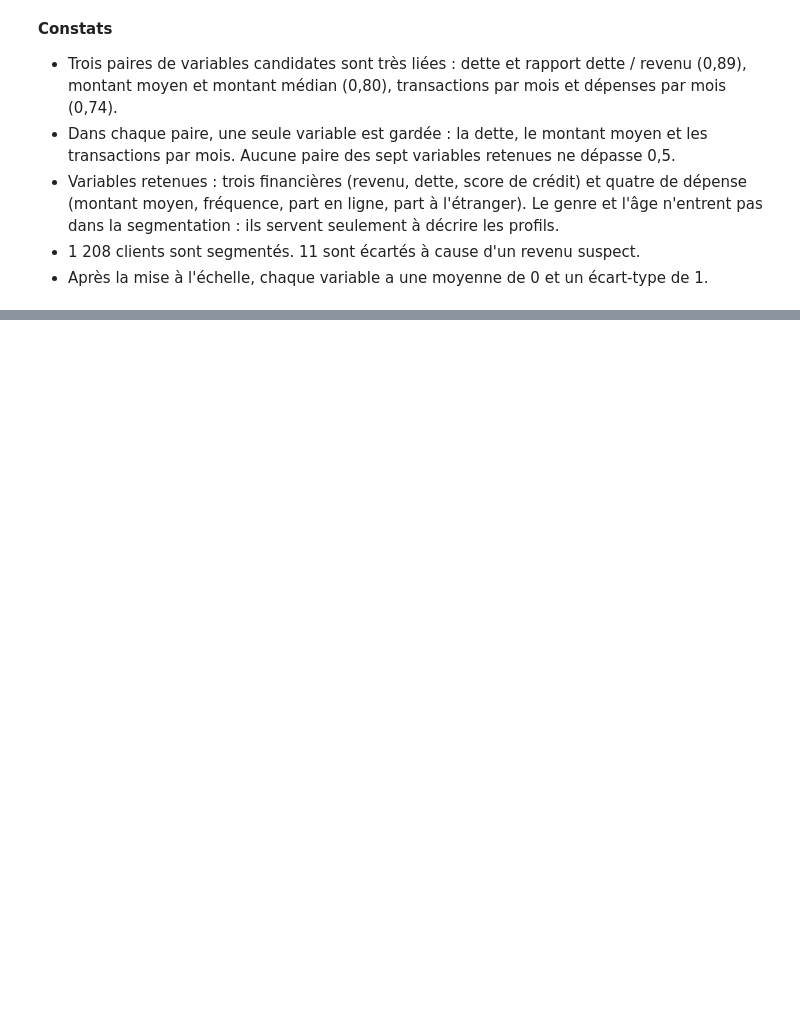
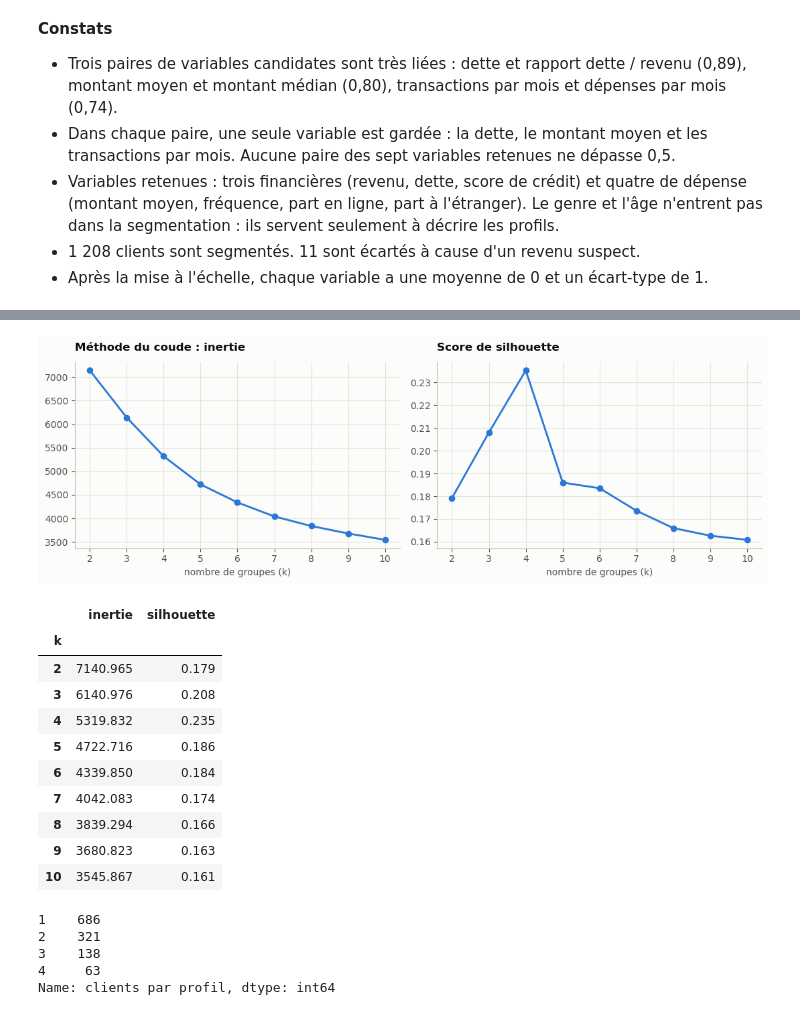
Before and after one commit to gorfanalyst-hue/projet5-fraude-bancaire, a Jupyter notebook: notebooks/05_profils_clients.ipynb, the cells around one changed output, grey strips where cells are left out. Cells and saved outputs as stored; diff of their text form; code cells hidden in the pictures; blank space fills up the shorter version.

Commit message:
P5-04: segmenter les clients avec K-means

```diff
--- a/notebooks/05_profils_clients.ipynb
+++ b/notebooks/05_profils_clients.ipynb
@@ -184,0 +191,38 @@ Variables retenues : ['yearly_income', 'total_debt', 'credit_score', 'mean_purch
+# %%
+scan = scan_kmeans(x)
+fig, axes = plt.subplots(1, 2, figsize=(11, 3.8))
+axes[0].plot(scan.index, scan["inertie"], marker="o", color=BLUE)
+axes[0].set_title("Méthode du coude : inertie")
+axes[1].plot(scan.index, scan["silhouette"], marker="o", color=BLUE)
+axes[1].set_title("Score de silhouette")
+for ax in axes:
+    ax.set_xlabel("nombre de groupes (k)")
+    ax.set_xticks(scan.index)
+fig.tight_layout()
+save_figure(fig, "P5-04_choix_nombre_groupes")
+plt.show()
+scan.round(3)
+# %% [output]
+[figure, added]
+|  | inertie | silhouette |
+| k |  |  |
+| 2 | 7140.965 | 0.179 |
+| 3 | 6140.976 | 0.208 |
+| 4 | 5319.832 | 0.235 |
+| 5 | 4722.716 | 0.186 |
+| 6 | 4339.850 | 0.184 |
+| 7 | 4042.083 | 0.174 |
+| 8 | 3839.294 | 0.166 |
+| 9 | 3680.823 | 0.163 |
+| 10 | 3545.867 | 0.161 |
+# %%
+# Choix justifié dans les constats ci-dessous
+k_choisi = 4
+labels = fit_profiles(x, k_choisi)
+pd.Series(labels).value_counts().sort_index().rename("clients par profil")
+# %% [output]
+1    686
+2    321
+3    138
+4     63
+Name: clients par profil, dtype: int64
```
Also changed, not shown: parts of 2 cells of this notebook, 2 other files.
